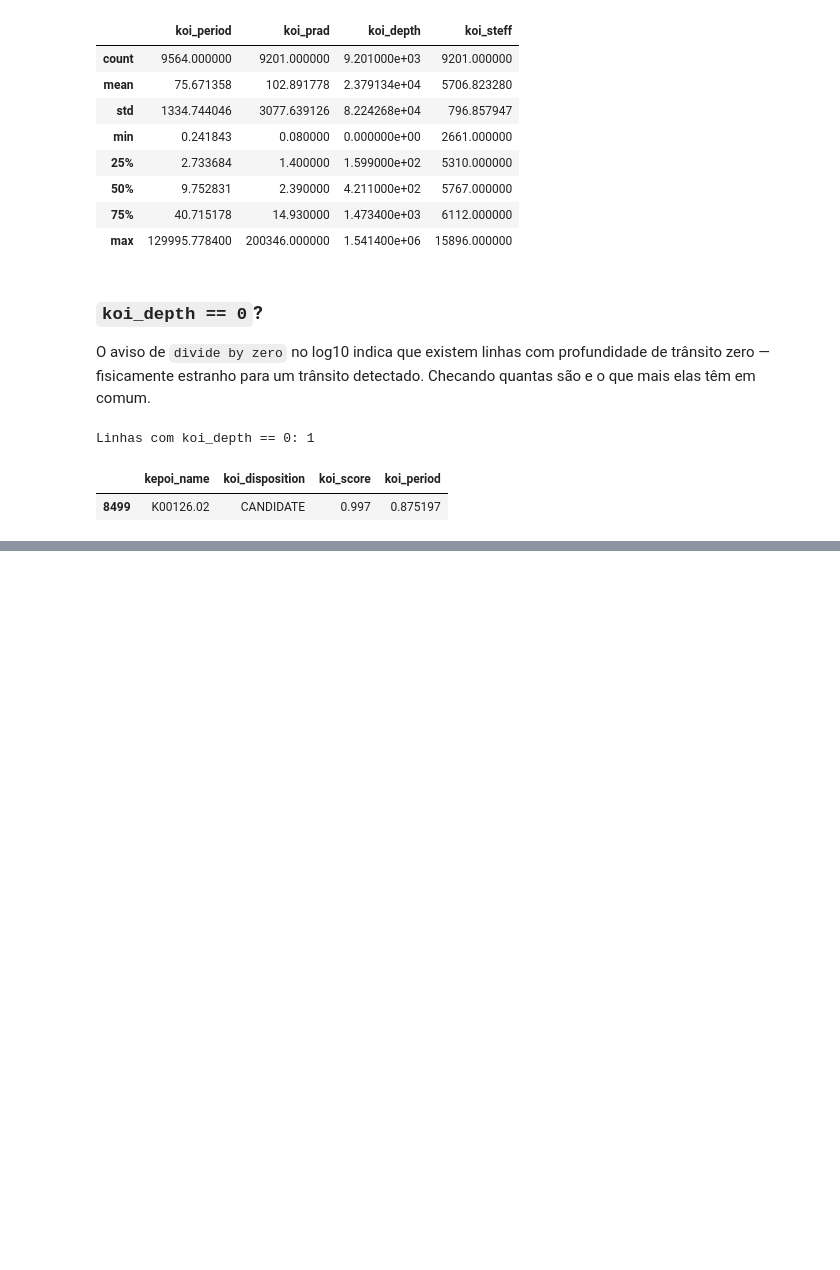
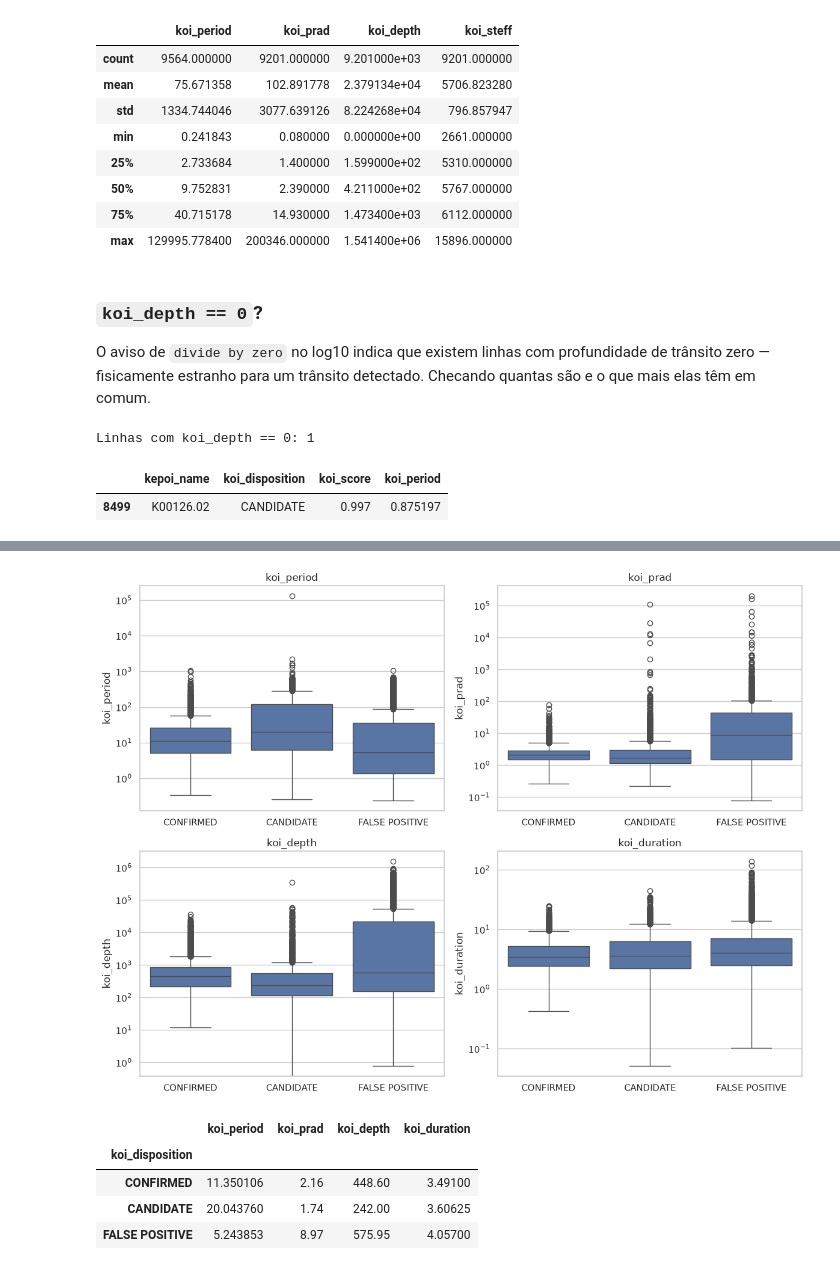
Before and after one commit to israelgoncalvesx/exopredict-cloud, a Jupyter notebook: notebooks/01_eda.ipynb, the cells around one changed output, grey strips where cells are left out. Cells and saved outputs as stored; diff of their text form; code cells hidden in the pictures; blank space fills up the shorter version.

```diff
--- a/notebooks/01_eda.ipynb
+++ b/notebooks/01_eda.ipynb
@@ -289,0 +296,23 @@ Linhas com koi_depth == 0: 1
+# %%
+colunas_fisicas = ["koi_period", "koi_prad", "koi_depth", "koi_duration"]
+ordem_classes = ["CONFIRMED", "CANDIDATE", "FALSE POSITIVE"]
+
+fig, axes = plt.subplots(2, 2, figsize=(12, 9))
+
+for ax, coluna in zip(axes.flat, colunas_fisicas):
+    sns.boxplot(data=df, x="koi_disposition", y=coluna, order=ordem_classes, ax=ax)
+    ax.set_yscale("log")
+    ax.set_title(coluna)
+    ax.set_xlabel("")
+
+plt.tight_layout()
+plt.show()
+
+df.groupby("koi_disposition")[colunas_fisicas].median().reindex(ordem_classes)
+# %% [output]
+[figure, added]
+|  | koi_period | koi_prad | koi_depth | koi_duration |
+| koi_disposition |  |  |  |  |
+| CONFIRMED | 11.350106 | 2.16 | 448.60 | 3.49100 |
+| CANDIDATE | 20.043760 | 1.74 | 242.00 | 3.60625 |
+| FALSE POSITIVE | 5.243853 | 8.97 | 575.95 | 4.05700 |
```
Also changed, not shown: parts of 1 cell of this notebook, 2 other files.
